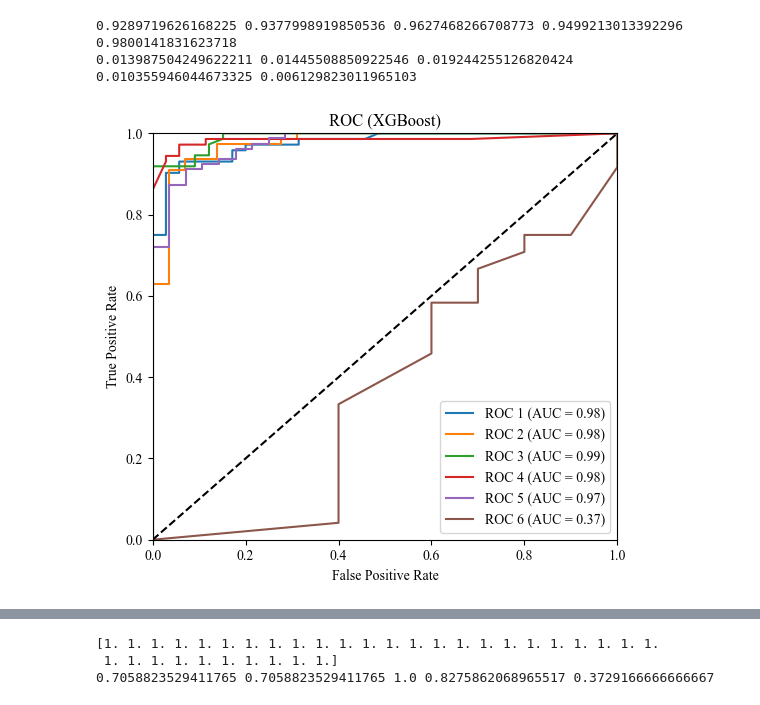
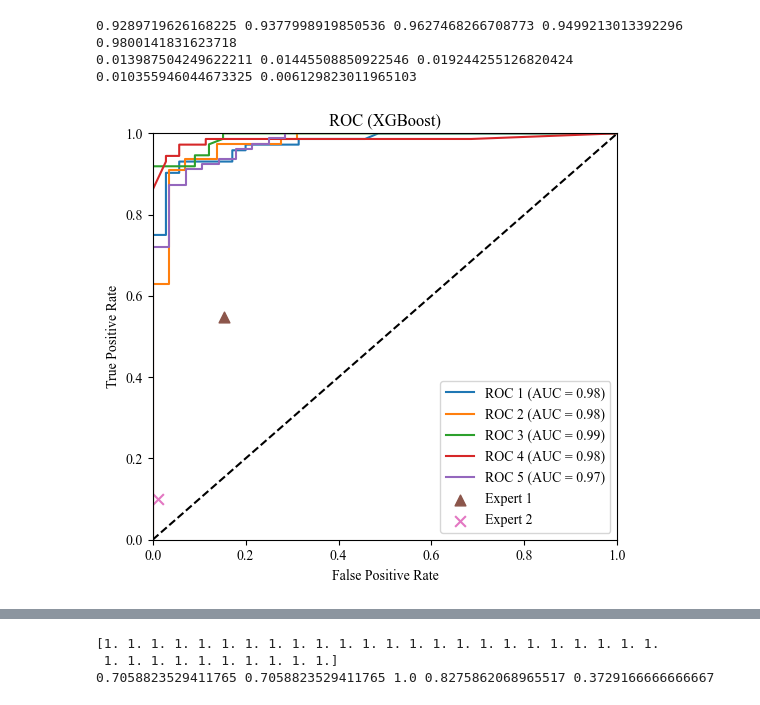
Before and after one commit to dishangti/ASD-Painting-Pub, a Jupyter notebook: stats/xgb.ipynb, the cells around one changed output, grey strips where cells are left out. Saved outputs shown, nothing was run; the diff lists cells and outputs as text; code cells hidden in the pictures.

Commit message:
Added experts's performance and some plots.

```diff
--- a/stats/xgb.ipynb
+++ b/stats/xgb.ipynb
@@ -74,36 +74,27 @@ print(np.std(accuracy), np.std(precision), np.std(recall), np.std(F1), np.std(AU
 # %% [output]
 0.9289719626168225 0.9377998919850536 0.9627468266708773 0.9499213013392296 0.9800141831623718
 0.013987504249622211 0.01445508850922546 0.019244255126820424 0.010355946044673325 0.006129823011965103
-# %%
-dtrain = xgb.DMatrix(tb.iloc[:,:-1],tb.iloc[:,-1])
-dvalid = xgb.DMatrix(valid_tb.iloc[:,:-1],valid_tb.iloc[:,-1])
-
-param = {'max_depth':5, 'eta':0.1,'objective':'binary:logistic'}
-tree = xgb.train(param, dtrain, num_boost_round=20)
-valid_pred = tree.predict(dvalid)
-fpr, tpr, thresholds = roc_curve(valid_tb.iloc[:,-1],valid_pred, pos_label=1)
-
-fprs.append(fpr)
-tprs.append(tpr)
 # %%
 roc_aucs = []
 for i in range(len(fprs)):
     roc_aucs.append(auc(fprs[i],tprs[i]))
 fig = plt.figure(figsize = (5.5,5))
 plt.title('ROC (XGBoost)')
 for i in range(len(fprs)):
     plt.plot(fprs[i], tprs[i], label = 'ROC %d (AUC = %0.2f)' % (i+1,roc_aucs[i]))
+plt.scatter(0.15327102803738318, 0.5476635514018692,marker= '^', c='#8c564b', label = 'Expert 1', s=60)
+plt.scatter(0.011320754716981131, 0.1,marker= 'x', c='#e377c2', label = 'Expert 2', s = 60)
 plt.legend(loc = 'lower right')
 plt.plot([0, 1], [0, 1],'k--')
 plt.xlim([0, 1])
 plt.ylim([0, 1])
 plt.ylabel('True Positive Rate')
 plt.xlabel('False Positive Rate')
 plt.tight_layout()
 plt.show()
 fig.savefig('roc2.svg')
 # %% [output]
-[figure, old version]
+[figure, new version]
 # %%
 valid_tb = pd.read_csv('./results/valid_all_features.csv')
 valid_tb
```
Also changed, not shown: 8 other files.
